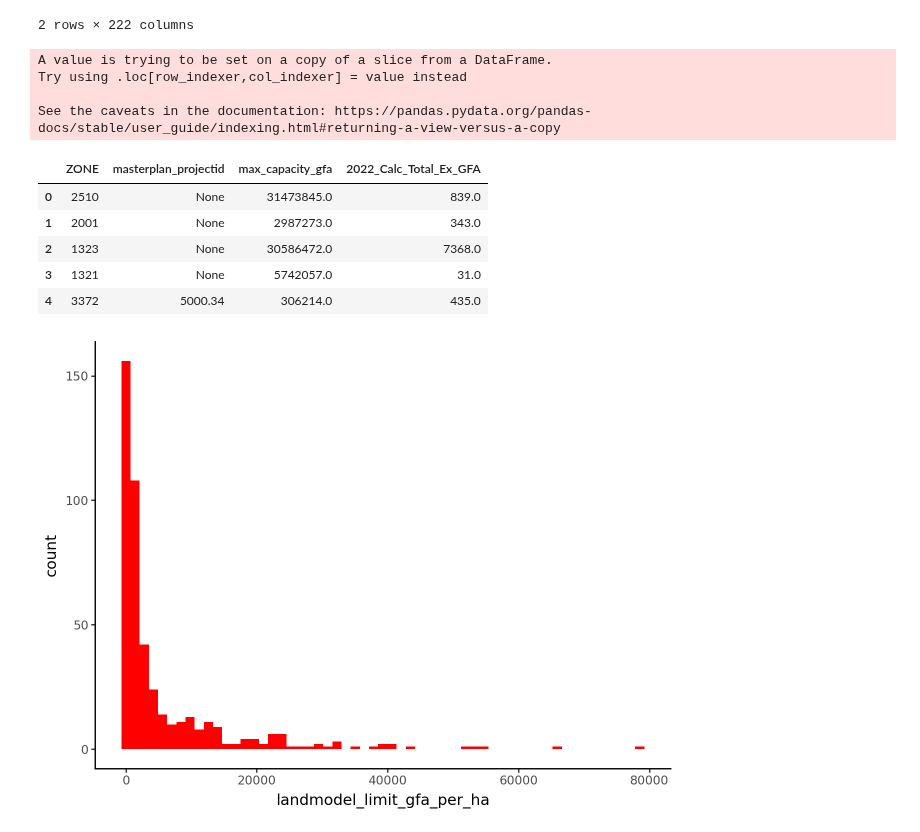
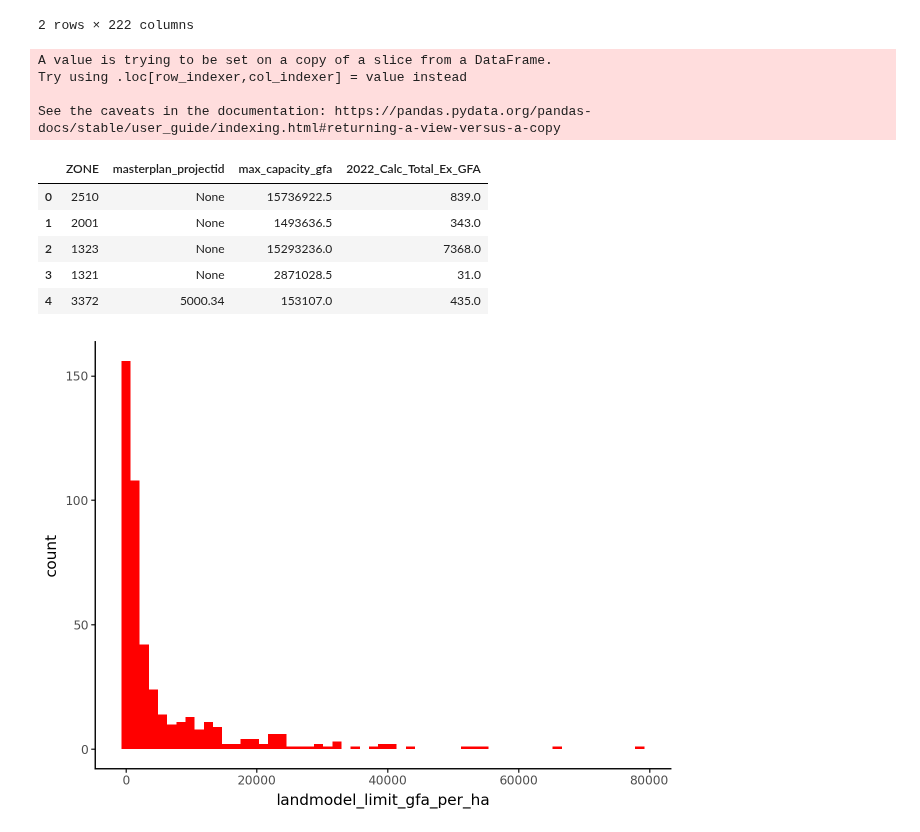
Before and after one commit to BuroHappoldLegacySoup/PlanCapitalLandModel, a Jupyter notebook: MP to TAZ Pipeline.ipynb, the cells around one changed output. Cells and saved outputs as stored; diff of their text form; code cells hidden in the pictures.

```diff
--- a/MP to TAZ Pipeline.ipynb
+++ b/MP to TAZ Pipeline.ipynb
@@ -132,7 +132,7 @@ labour_accommodation_phased.head(5)
 # %%
 # Increasing the development capacity limits by a multiplier for prototyping purposes
 zone_taz_delta['landmodel_limit_gfa_per_ha']  = zone_taz_delta['landmodel_limit_gfa_per_ha']
-zone_taz_delta['max_capacity_gfa'] =  zone_taz_delta['AREA'] * 100000#zone_taz_delta['landmodel_limit_gfa_per_ha']
+zone_taz_delta['max_capacity_gfa'] =  zone_taz_delta['AREA'] * 50000#zone_taz_delta['landmodel_limit_gfa_per_ha']
 zone_taz_delta.head(2)
 # %% [output]
 |  | Z | ZONE | EPA | UPC_PRECIN | PRECINCT_N | ST_DIST_ID | ST_DIST_EN | UDM_DIST_I | UDM_DIST_E | ... |
@@ -142,22 +142,22 @@ zone_taz_delta.head(2)
 # %%
 # Calculating gfa development capacity caps for each TAZ
 
 taz_max_capacities = zone_taz_delta[['ZONE','masterplan_projectid','AREA','landmodel_limit_gfa_per_ha','2022_Calc_Total_Ex_GFA']]
-taz_max_capacities['max_capacity_gfa'] = taz_max_capacities['AREA'] * 100000 #taz_max_capacities['landmodel_limit_gfa_per_ha']
+taz_max_capacities['max_capacity_gfa'] = taz_max_capacities['AREA'] * 50000 #taz_max_capacities['landmodel_limit_gfa_per_ha']
 taz_max_capacities = taz_max_capacities[['ZONE','masterplan_projectid','max_capacity_gfa','2022_Calc_Total_Ex_GFA']]
 
 taz_max_capacities.head(5)
 # %% [output]
 A value is trying to be set on a copy of a slice from a DataFrame.
 Try using .loc[row_indexer,col_indexer] = value instead
 
 See the caveats in the documentation: https://pandas.pydata.org/pandas-docs/stable/user_guide/indexing.html#returning-a-view-versus-a-copy
 |  | ZONE | masterplan_projectid | max_capacity_gfa | 2022_Calc_Total_Ex_GFA |
-| 0 | 2510 | None | 31473845.0 | 839.0 |
-| 1 | 2001 | None | 2987273.0 | 343.0 |
-| 2 | 1323 | None | 30586472.0 | 7368.0 |
-| 3 | 1321 | None | 5742057.0 | 31.0 |
-| 4 | 3372 | 5000.34 | 306214.0 | 435.0 |
+| 0 | 2510 | None | 15736922.5 | 839.0 |
+| 1 | 2001 | None | 1493636.5 | 343.0 |
+| 2 | 1323 | None | 15293236.0 | 7368.0 |
+| 3 | 1321 | None | 2871028.5 | 31.0 |
+| 4 | 3372 | 5000.34 | 153107.0 | 435.0 |
 # %%
 # Checking densities per ha from the GIS package by bin
 
```
Also changed, not shown: parts of 12 cells of this notebook, 2 other files.
